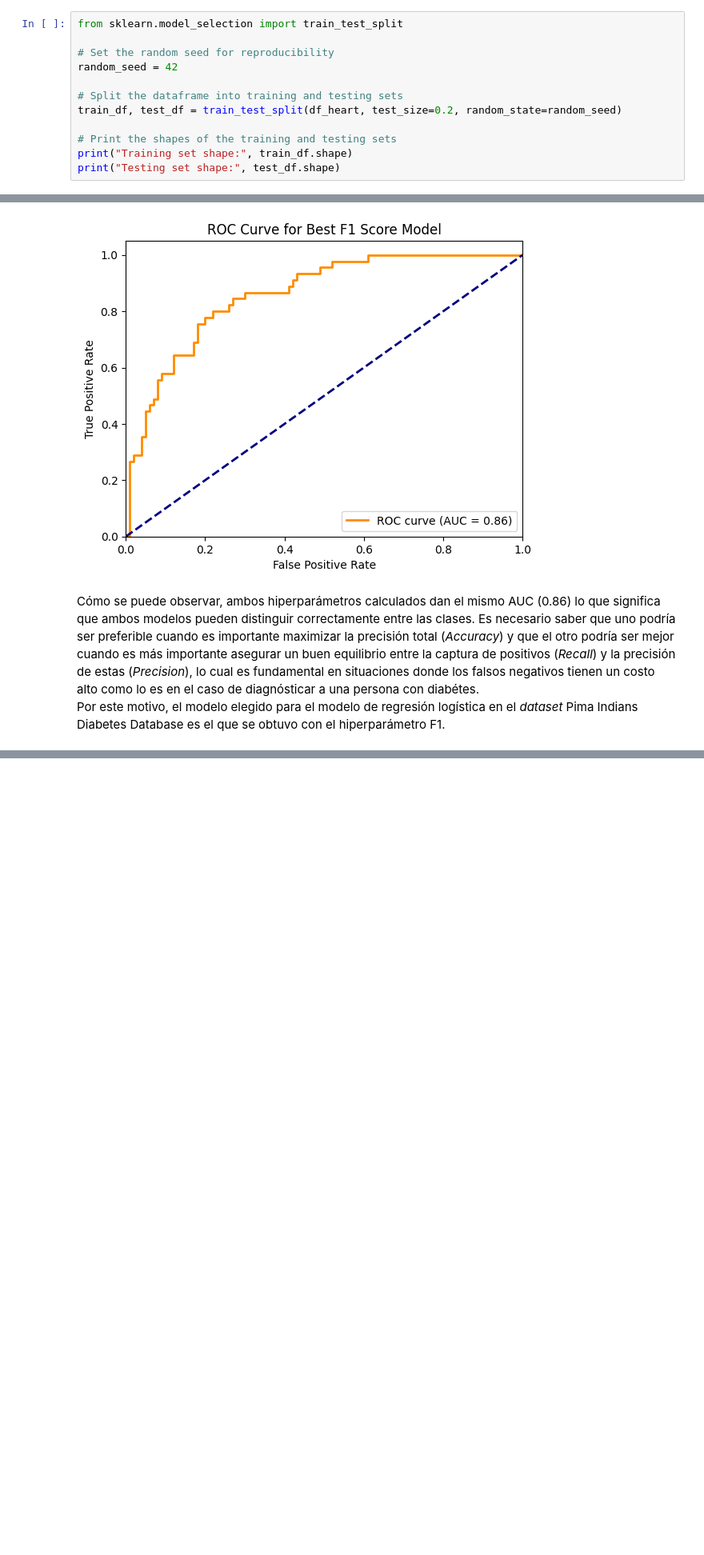
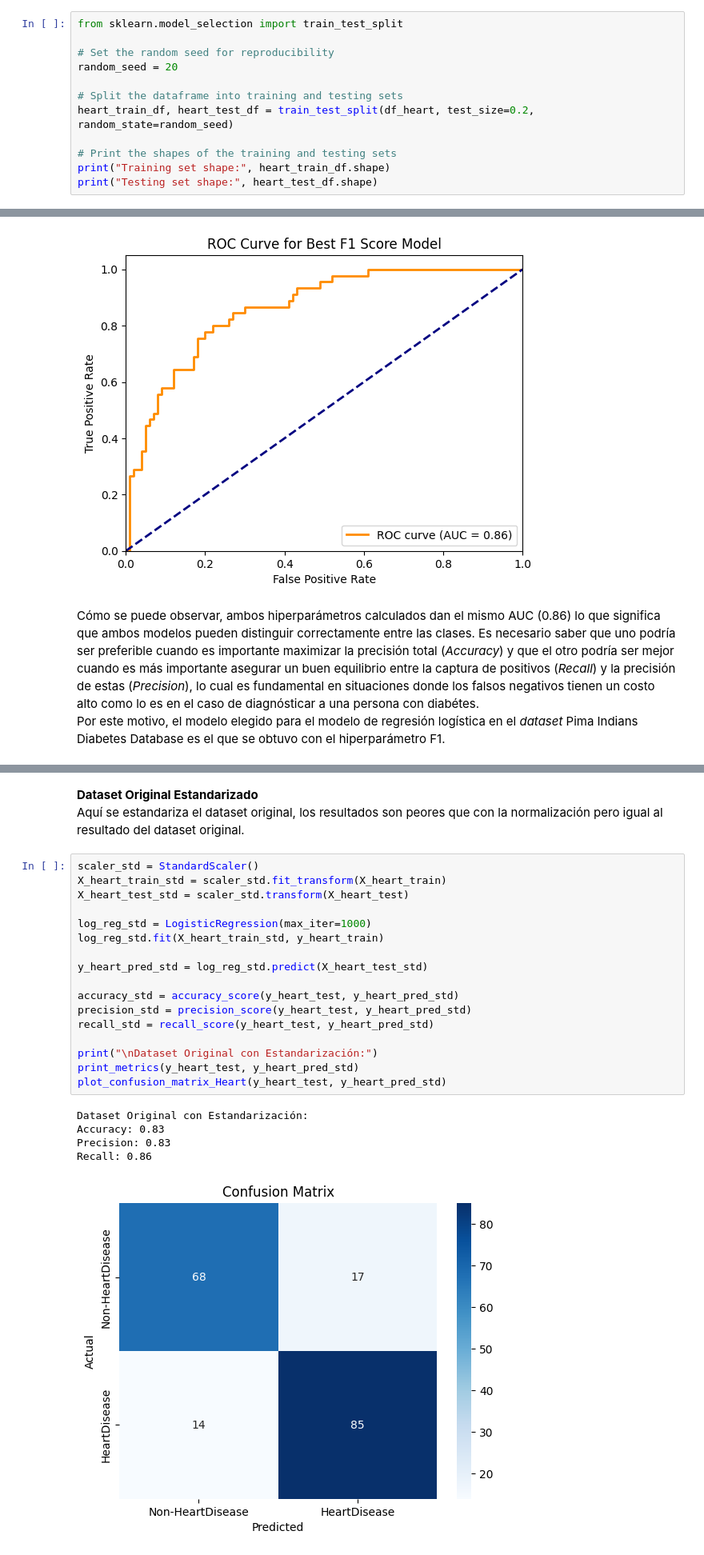
Before and after one commit to TheCsarbeat/proyecto1-IA, a Jupyter notebook: copiaFernanda.ipynb, the cells around one changed output, grey strips where cells are left out. Shown at 80% size. Saved outputs shown, nothing was run; the diff lists cells and outputs as text; blank space fills up the shorter version.

```diff
--- a/copiaFernanda.ipynb
+++ b/copiaFernanda.ipynb
@@ -578,14 +578,14 @@ En esta sección se procede a realizar el preprocesamiento de datos para el data
 from sklearn.model_selection import train_test_split
 
 # Set the random seed for reproducibility
-random_seed = 42
+random_seed = 20
 
 # Split the dataframe into training and testing sets
-train_df, test_df = train_test_split(df_heart, test_size=0.2, random_state=random_seed)
+heart_train_df, heart_test_df = train_test_split(df_heart, test_size=0.2, random_state=random_seed)
 
 # Print the shapes of the training and testing sets
-print("Training set shape:", train_df.shape)
-print("Testing set shape:", test_df.shape)
+print("Training set shape:", heart_train_df.shape)
+print("Testing set shape:", heart_test_df.shape)
 # %% [output]
 Training set shape: (734, 12)
 Testing set shape: (184, 12)
@@ -1051,0 +1133,26 @@ Cómo se puede observar, ambos hiperparámetros calculados dan el mismo AUC (0.8
+# %% [markdown]
+**Dataset Original Estandarizado** <br>
+Aquí se estandariza el dataset original, los resultados son peores que con la normalización pero igual al resultado del dataset original.
+# %%
+scaler_std = StandardScaler()
+X_heart_train_std = scaler_std.fit_transform(X_heart_train)
+X_heart_test_std = scaler_std.transform(X_heart_test)
+
+log_reg_std = LogisticRegression(max_iter=1000)
+log_reg_std.fit(X_heart_train_std, y_heart_train)
+
+y_heart_pred_std = log_reg_std.predict(X_heart_test_std)
+
+accuracy_std = accuracy_score(y_heart_test, y_heart_pred_std)
+precision_std = precision_score(y_heart_test, y_heart_pred_std)
+recall_std = recall_score(y_heart_test, y_heart_pred_std)
+
+print("\nDataset Original con Estandarización:")
+print_metrics(y_heart_test, y_heart_pred_std)
+plot_confusion_matrix_Heart(y_heart_test, y_heart_pred_std)
+# %% [output]
+Dataset Original con Estandarización:
+Accuracy: 0.83
+Precision: 0.83
+Recall: 0.86
+[figure, added]
```
Also changed, not shown: parts of 22 cells of this notebook.
